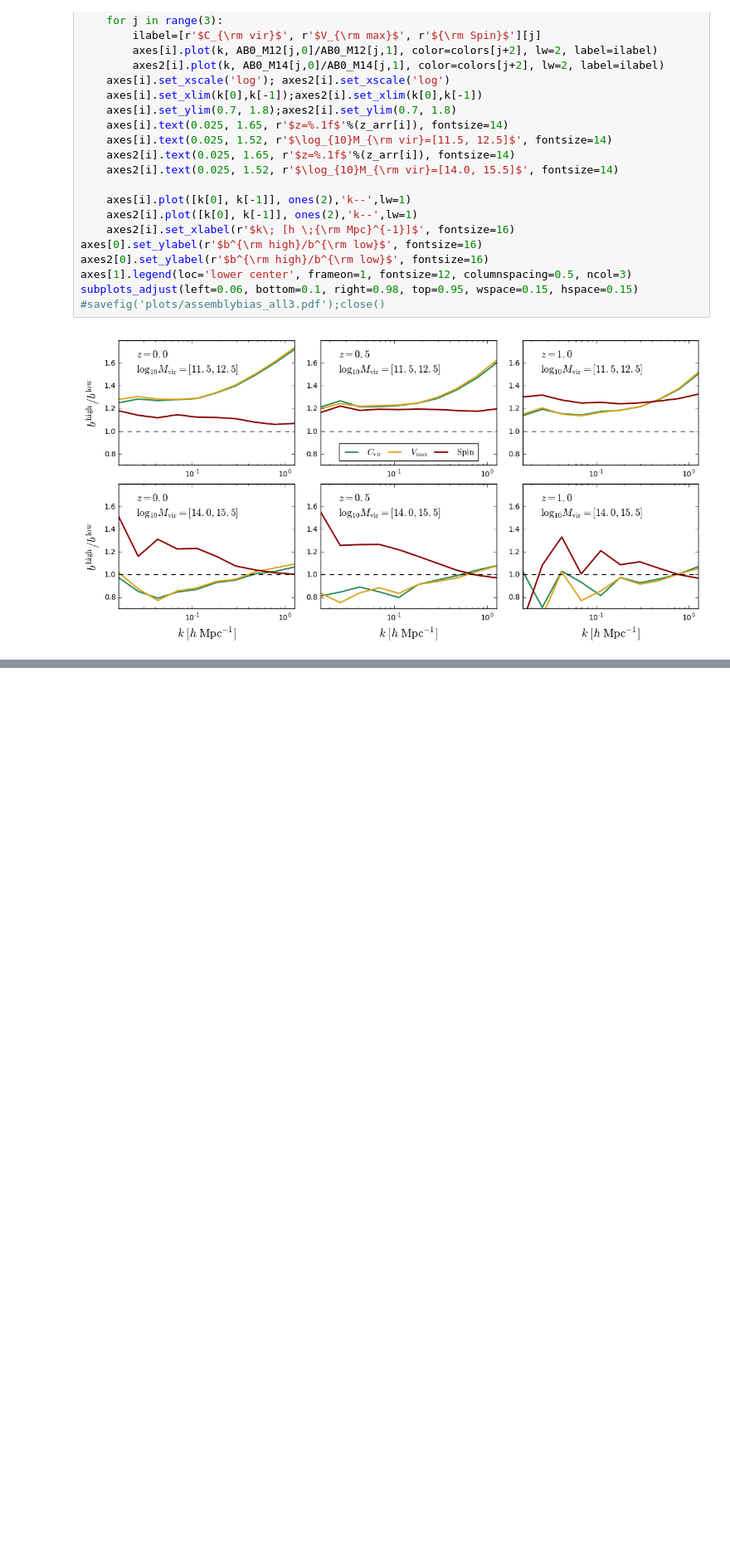
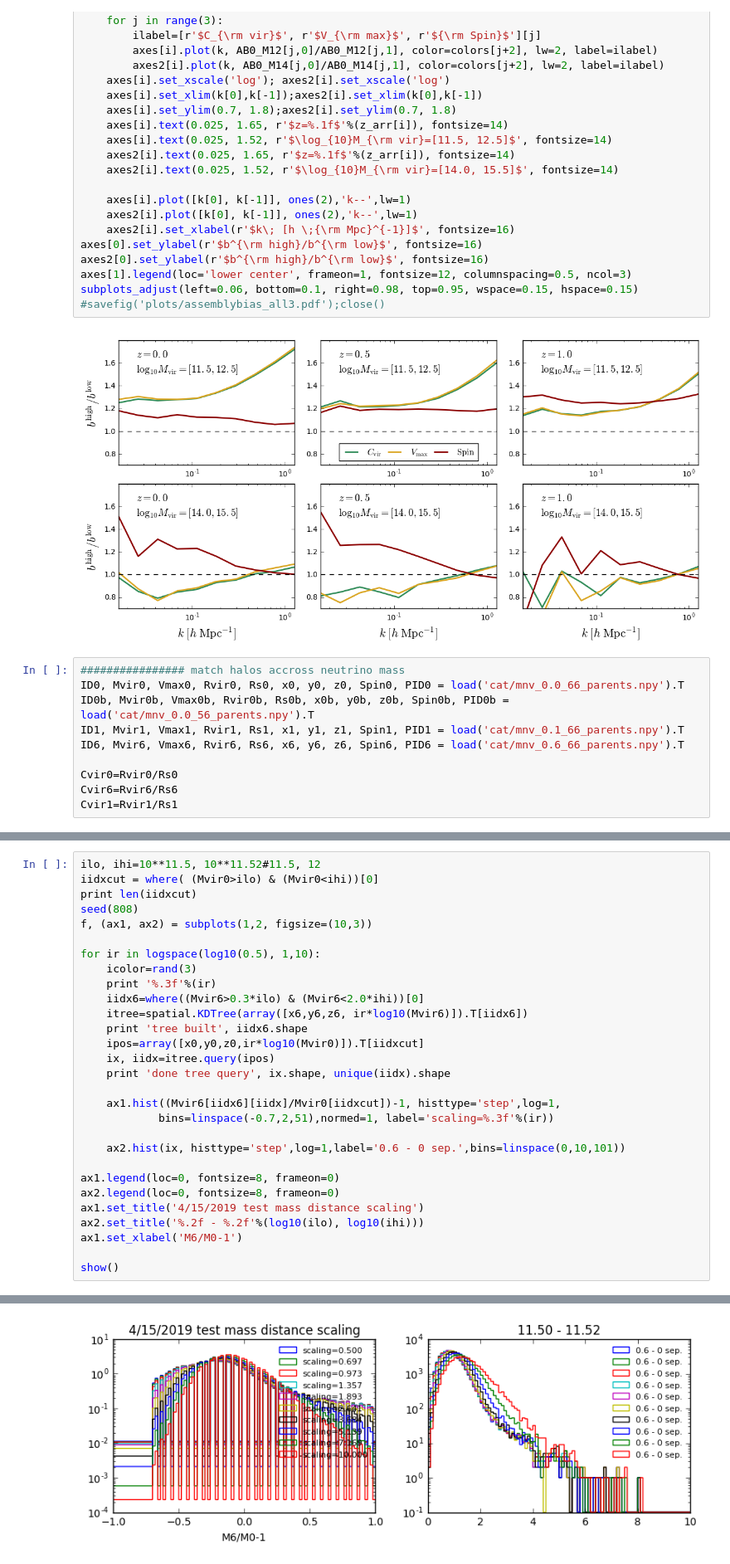
Before and after one commit to liuxx479/NUassemblybias, a Jupyter notebook: AB.ipynb, the cells around one changed output, grey strips where cells are left out. Shown at 83% size. Saved outputs shown, nothing was run; the diff lists cells and outputs as text; blank space fills up the shorter version.

```diff
--- a/AB.ipynb
+++ b/AB.ipynb
@@ -410,3 +411,13 @@ subplots_adjust(left=0.06, bottom=0.1, right=0.98, top=0.95, wspace=0.15, hspace
 #savefig('plots/assemblybias_all3.pdf');close()
 # %% [output]
 [figure]
+# %%
+################ match halos accross neutrino mass
+ID0, Mvir0, Vmax0, Rvir0, Rs0, x0, y0, z0, Spin0, PID0 = load('cat/mnv_0.0_66_parents.npy').T
+ID0b, Mvir0b, Vmax0b, Rvir0b, Rs0b, x0b, y0b, z0b, Spin0b, PID0b = load('cat/mnv_0.0_56_parents.npy').T
+ID1, Mvir1, Vmax1, Rvir1, Rs1, x1, y1, z1, Spin1, PID1 = load('cat/mnv_0.1_66_parents.npy').T
+ID6, Mvir6, Vmax6, Rvir6, Rs6, x6, y6, z6, Spin6, PID6 = load('cat/mnv_0.6_66_parents.npy').T
+
+Cvir0=Rvir0/Rs0
+Cvir6=Rvir6/Rs6
+Cvir1=Rvir1/Rs1
@@ -412,0 +490,30 @@ subplots_adjust(left=0.06, bottom=0.1, right=0.98, top=0.95, wspace=0.15, hspace
+# %%
+ilo, ihi=10**11.5, 10**11.52#11.5, 12
+iidxcut = where( (Mvir0>ilo) & (Mvir0<ihi))[0]
+print len(iidxcut)
+seed(808)
+f, (ax1, ax2) = subplots(1,2, figsize=(10,3))
+
+for ir in logspace(log10(0.5), 1,10):
+    icolor=rand(3)
+    print '%.3f'%(ir)
+    iidx6=where((Mvir6>0.3*ilo) & (Mvir6<2.0*ihi))[0]
+    itree=spatial.KDTree(array([x6,y6,z6, ir*log10(Mvir6)]).T[iidx6])
+    print 'tree built', iidx6.shape
+    ipos=array([x0,y0,z0,ir*log10(Mvir0)]).T[iidxcut]
+    ix, iidx=itree.query(ipos)
+    print 'done tree query', ix.shape, unique(iidx).shape
+
+    ax1.hist((Mvir6[iidx6][iidx]/Mvir0[iidxcut])-1, histtype='step',log=1,
+            bins=linspace(-0.7,2,51),normed=1, label='scaling=%.3f'%(ir))
+
+    ax2.hist(ix, histtype='step',log=1,label='0.6 - 0 sep.',bins=linspace(0,10,101))
+
+ax1.legend(loc=0, fontsize=8, frameon=0)
+ax2.legend(loc=0, fontsize=8, frameon=0)
+ax1.set_title('4/15/2019 test mass distance scaling')
+ax2.set_title('%.2f - %.2f'%(log10(ilo), log10(ihi)))
+ax1.set_xlabel('M6/M0-1')
+
+show()
+# %% [output]
@@ -412,0 +537 @@ subplots_adjust(left=0.06, bottom=0.1, right=0.98, top=0.95, wspace=0.15, hspace
+[figure, added]
```
Also changed, not shown: parts of 10 cells of this notebook.
